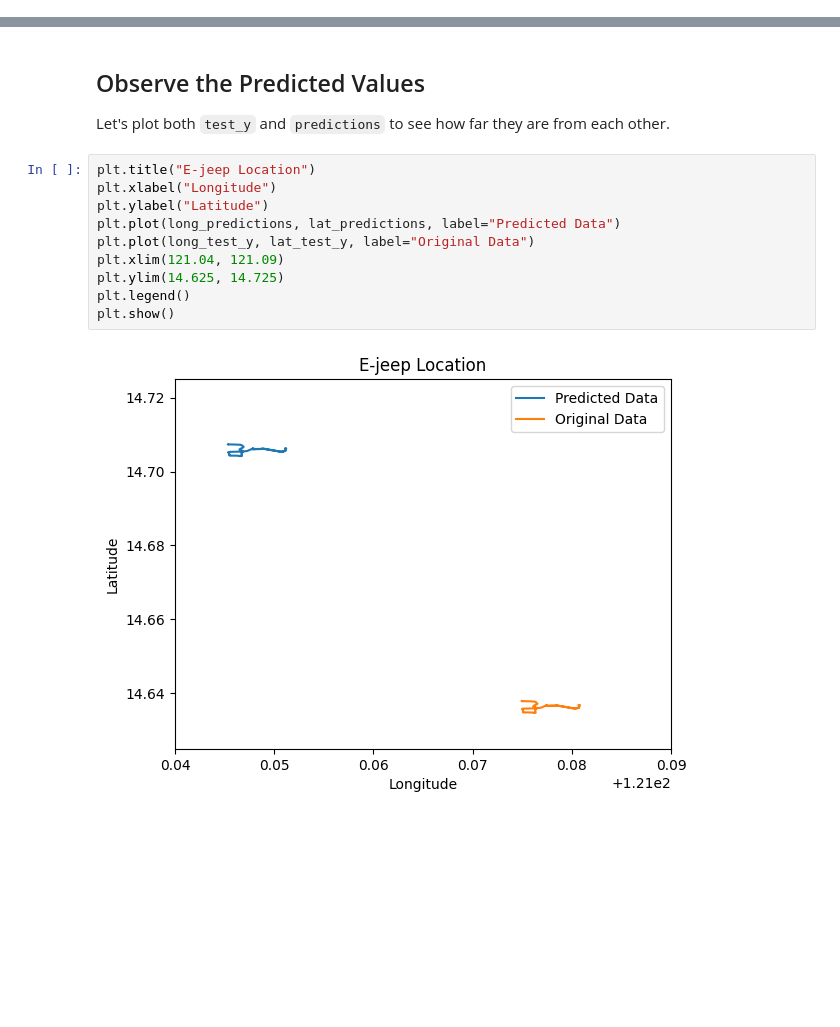
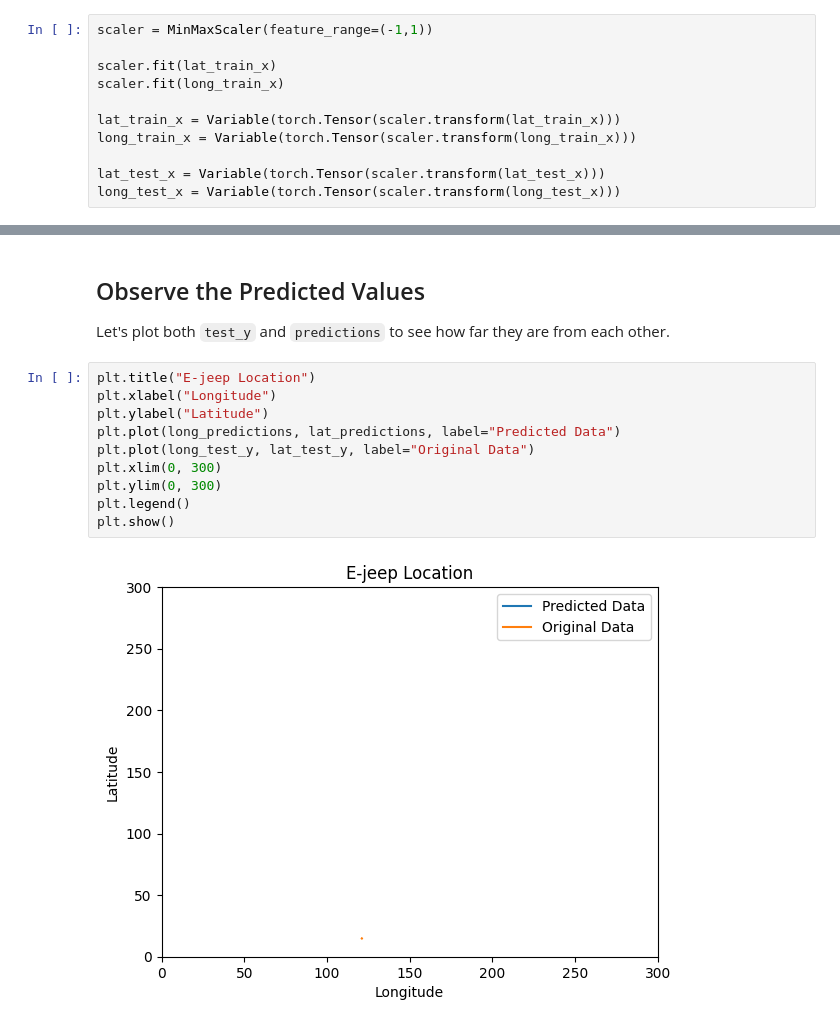
Before and after one commit to CSfromCS/VHS-Thesis, a Jupyter notebook: Baseline Models v4/MLPRegression.ipynb, the cells around one changed output, grey strips where cells are left out. Cells and saved outputs as stored; diff of their text form; blank space fills up the shorter version.

```diff
--- a/Baseline Models v4/MLPRegression.ipynb
+++ b/Baseline Models v4/MLPRegression.ipynb
@@ -138,3 +143,14 @@ long_test_y = Variable(torch.Tensor(np.array(long_y[train_size:len(long_y)])))
+# %%
+scaler = MinMaxScaler(feature_range=(-1,1))
+
+scaler.fit(lat_train_x)
+scaler.fit(long_train_x)
+
+lat_train_x = Variable(torch.Tensor(scaler.transform(lat_train_x)))
+long_train_x = Variable(torch.Tensor(scaler.transform(long_train_x)))
+
+lat_test_x = Variable(torch.Tensor(scaler.transform(lat_test_x)))
+long_test_x = Variable(torch.Tensor(scaler.transform(long_test_x)))
 # %% [markdown]
 # Multilayer Perceptron
 
@@ -261,15 +276,15 @@ Let's plot both `test_y` and `predictions` to see how far they are from each oth
 # %%
 plt.title("E-jeep Location")
 plt.xlabel("Longitude")
 plt.ylabel("Latitude")
 plt.plot(long_predictions, lat_predictions, label="Predicted Data")
 plt.plot(long_test_y, lat_test_y, label="Original Data")
-plt.xlim(121.04, 121.09)
-plt.ylim(14.625, 14.725)
+plt.xlim(0, 300)
+plt.ylim(0, 300)
 plt.legend()
 plt.show()
 # %% [output]
-[figure, old version]
+[figure, new version]
 # %%
 plt.title("Predicted E-jeep Location")
 plt.xlabel("Longitude")
```
Also changed, not shown: parts of 7 cells of this notebook.
